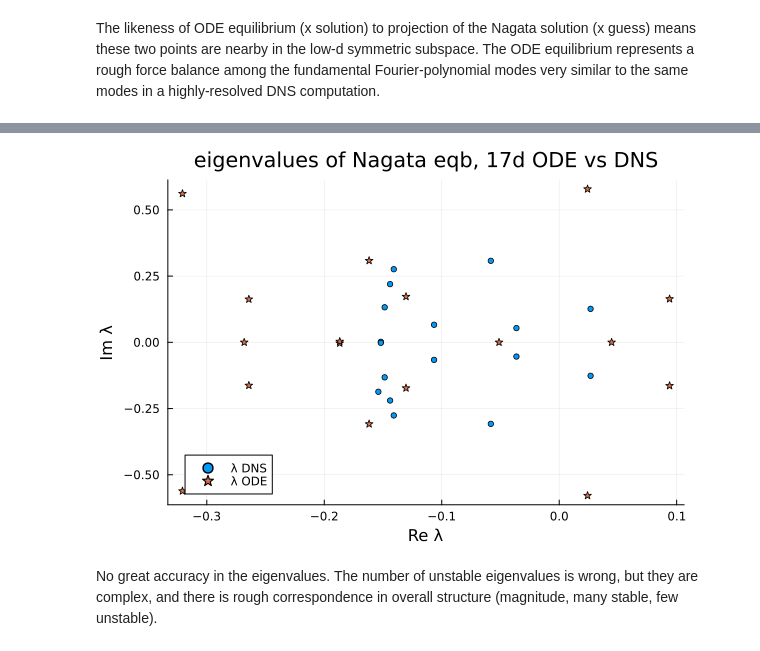
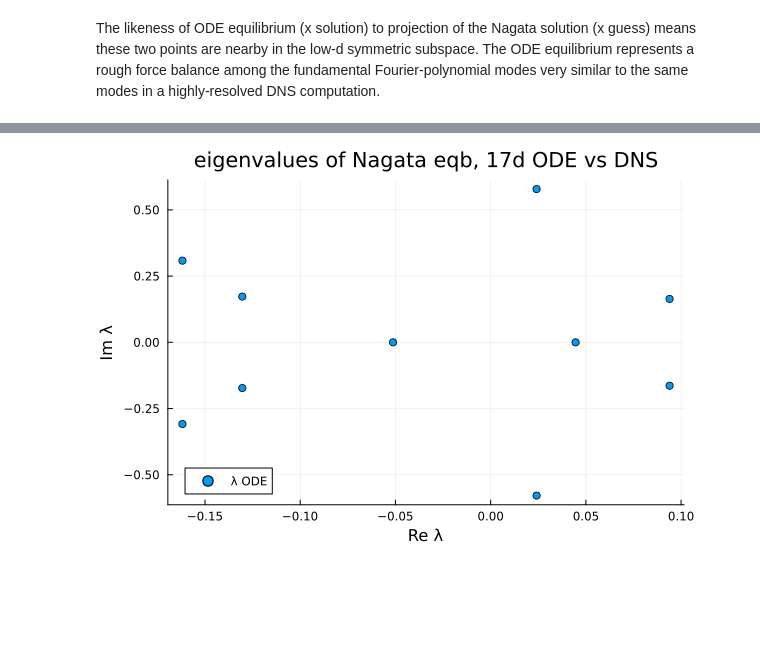
Before and after one commit to johnfgibson/CloudAtlas.jl, a Jupyter notebook: notebooks/find-eqb.ipynb, the cells around one changed output, grey strips where cells are left out. Drawn from its saved outputs; the diff is of its cells as text; code cells hidden in the pictures; blank space fills up the shorter version.

```diff
--- a/notebooks/find-eqb.ipynb
+++ b/notebooks/find-eqb.ipynb
@@ -249,12 +219,7 @@ Read DNS eigenvalues computed with channelflow from disk.
 # %%
-n=17
-scatter(λDNS[1:n], markersize=3, markershape=:circ, label="λ DNS")
-scatter!(λODE[1:n], markersize=4, markershape=:star, label="λ ODE")
+n=10
+scatter(λODE[1:n], markersize=4, markershape=:circle, label="λ ODE")
 plot!(xlabel = "Re λ", ylabel="Im λ", legend=:bottomleft)
 plot!(title="eigenvalues of Nagata eqb, $(Nmodes)d ODE vs DNS")
 # %% [output]
-[figure, old version]
+[figure, new version]
-# %% [markdown]
-No great accuracy in the eigenvalues. The number of unstable eigenvalues is wrong, but
-they are complex, and there is rough correspondence in overall structure (magnitude,
-many stable, few unstable).
```
Also changed, not shown: parts of 25 cells of this notebook, 4 other files.
